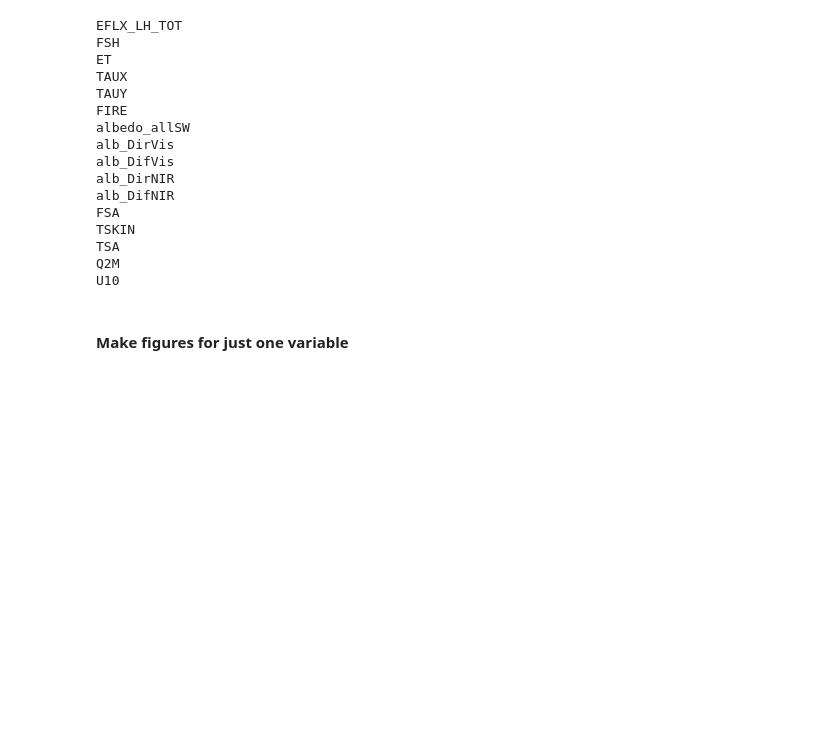
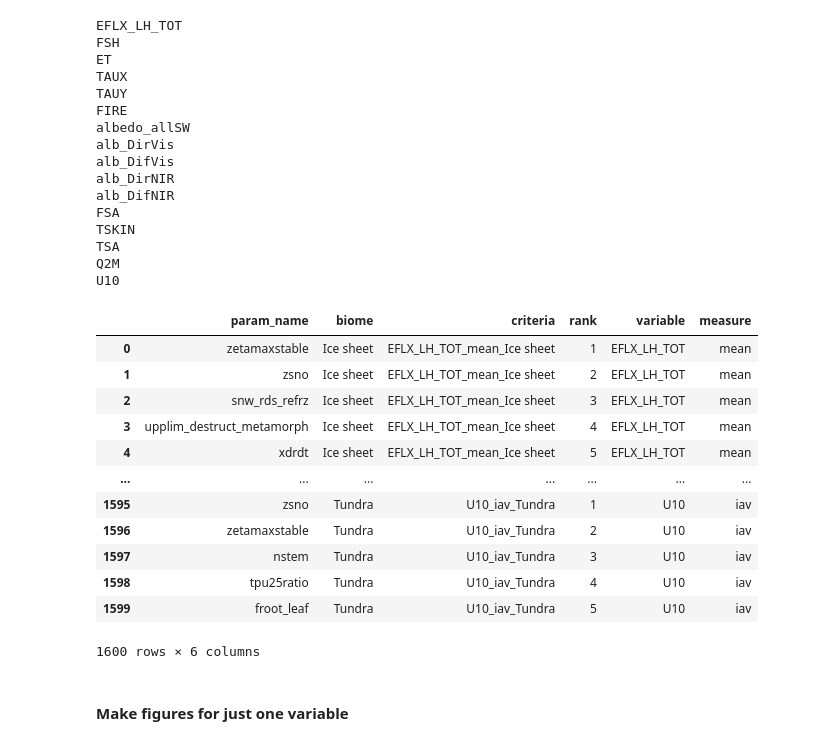
Before and after one commit to czarakas/coupled_PPE, a Jupyter notebook: parameter_selection/Part1_Coupled_PPE_param_selection.ipynb, the cells around one changed output. Cells and saved outputs as stored; diff of their text form; code cells hidden in the pictures; blank space fills up the shorter version.

```diff
--- a/parameter_selection/Part1_Coupled_PPE_param_selection.ipynb
+++ b/parameter_selection/Part1_Coupled_PPE_param_selection.ipynb
@@ -426,6 +426,22 @@ df_biomes = pd.DataFrame({'param_name': params_top5,
                           'rank': params_rank,
                           'variable':params_variable,
                           'measure': params_measure} )
+# %%
+df_biomes
+# %% [output]
+|  | param_name | biome | criteria | rank | variable | measure |
+| 0 | zetamaxstable | Ice sheet | EFLX_LH_TOT_mean_Ice sheet | 1 | EFLX_LH_TOT | mean |
+| 1 | zsno | Ice sheet | EFLX_LH_TOT_mean_Ice sheet | 2 | EFLX_LH_TOT | mean |
+| 2 | snw_rds_refrz | Ice sheet | EFLX_LH_TOT_mean_Ice sheet | 3 | EFLX_LH_TOT | mean |
+| 3 | upplim_destruct_metamorph | Ice sheet | EFLX_LH_TOT_mean_Ice sheet | 4 | EFLX_LH_TOT | mean |
+| 4 | xdrdt | Ice sheet | EFLX_LH_TOT_mean_Ice sheet | 5 | EFLX_LH_TOT | mean |
+| ... | ... | ... | ... | ... | ... | ... |
+| 1595 | zsno | Tundra | U10_iav_Tundra | 1 | U10 | iav |
+| 1596 | zetamaxstable | Tundra | U10_iav_Tundra | 2 | U10 | iav |
+| 1597 | nstem | Tundra | U10_iav_Tundra | 3 | U10 | iav |
+| 1598 | tpu25ratio | Tundra | U10_iav_Tundra | 4 | U10 | iav |
+| 1599 | froot_leaf | Tundra | U10_iav_Tundra | 5 | U10 | iav |
+1600 rows × 6 columns
 # %% [markdown]
 #### Make figures for just one variable
 # %%
```
Also changed, not shown: parts of 6 cells of this notebook, 4 other files.
